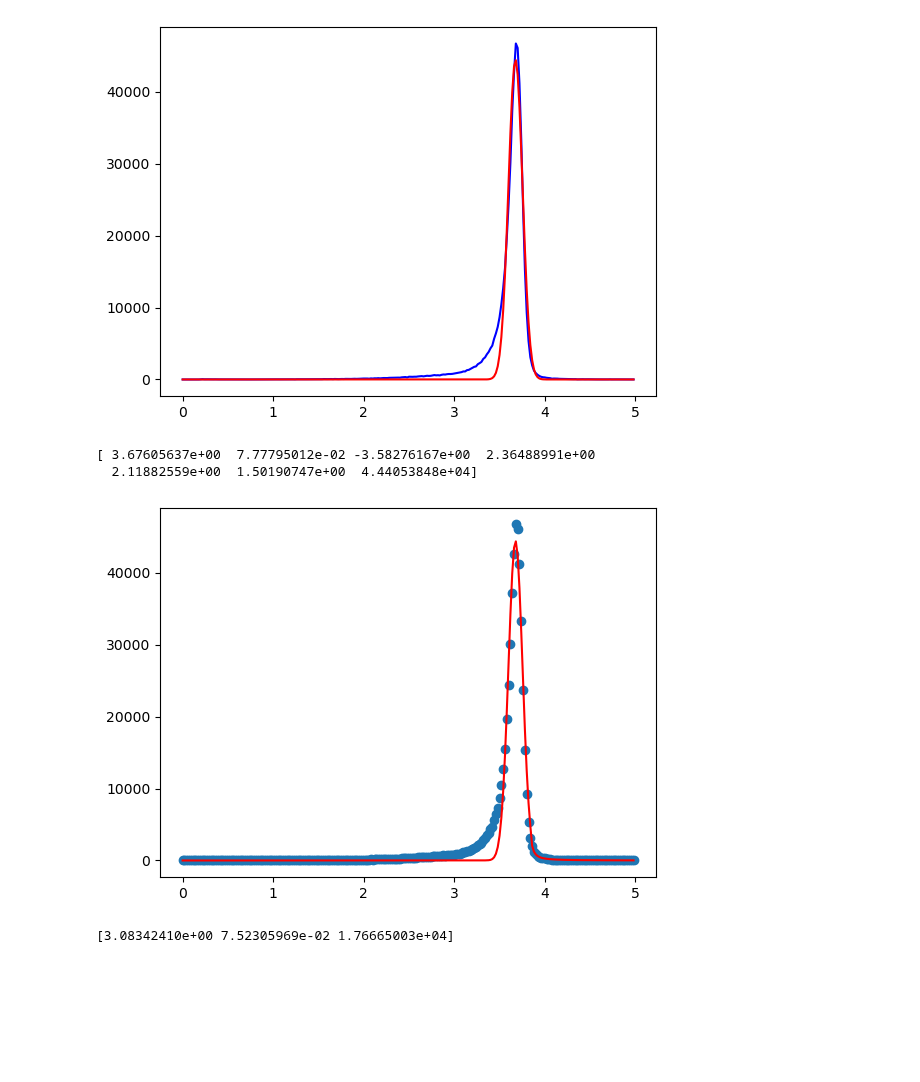
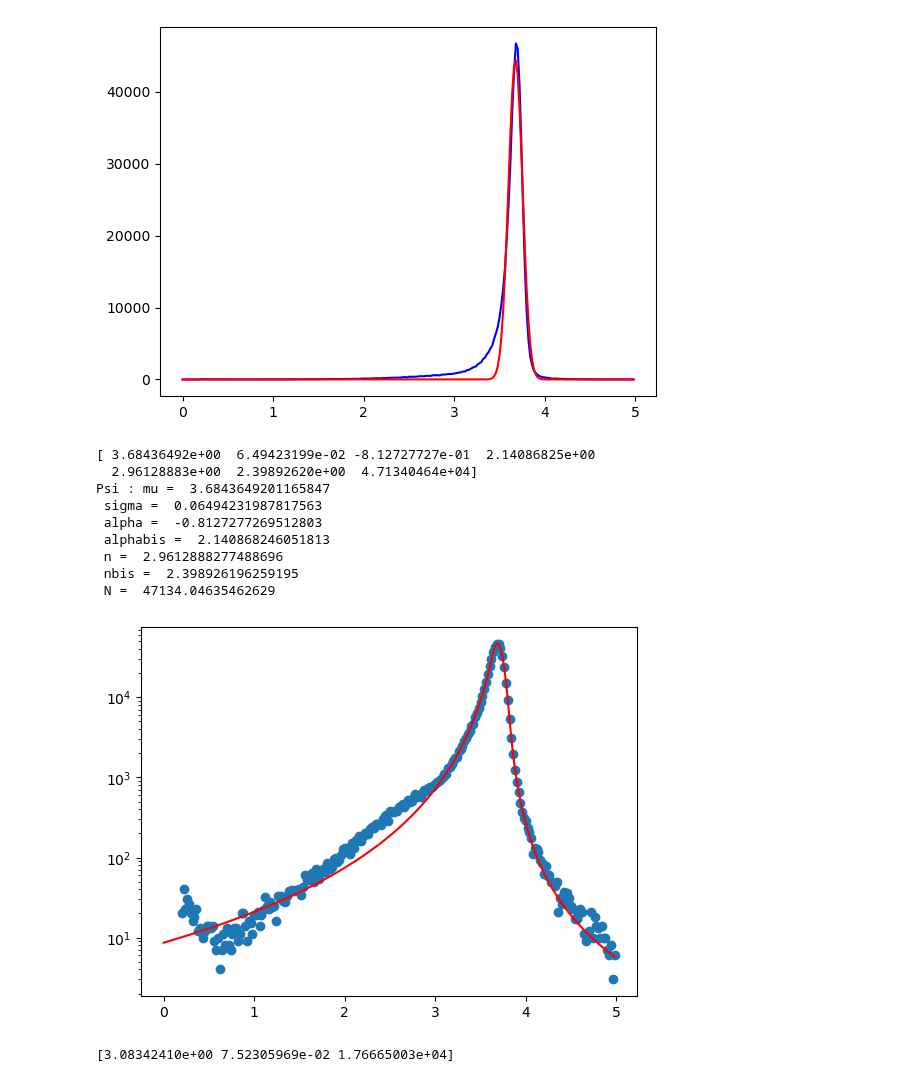
Before and after one commit to nantes-m2-rps-exp/qqbar2mumu-2022, a Jupyter notebook: notebooks/Test_Fit_All-AllMC.ipynb, the cells around one changed output. Drawn from its saved outputs; the diff is of its cells as text; code cells hidden in the pictures; blank space fills up the shorter version.

```diff
--- a/notebooks/Test_Fit_All-AllMC.ipynb
+++ b/notebooks/Test_Fit_All-AllMC.ipynb
@@ -256,21 +256,29 @@ plt.show()
 # %%
 #fit avec crystall ball 2
 #CrystalBall2(x, mu, sigma, alpha, alpha1, n, nbis, N)
-alpha_fit_CB2_Psi = (3.3-mu_fit_gauss_Psi)/sigma_fit_gauss_Psi
+alpha_fit_CB2_Psi = (3.2-mu_fit_gauss_Psi)/sigma_fit_gauss_Psi
 alphabis_fit_CB2_Psi = (3.85-mu_fit_gauss_Psi)/sigma_fit_gauss_Psi
 popt_CB2_Psi, pcov_CB2_Psi = curve_fit(CrystalBall2, x_data, y_data_Psi, p0=[mu_fit_gauss_Psi,sigma_fit_gauss_Psi,alpha_fit_CB2_Psi,alphabis_fit_CB2_Psi,1,1,N_fit_gauss_Psi])
 print(popt_CB2_Psi)
 x_moy_fit_CB2_Psi,sigma_fit_CB2_Psi,alpha_fit_CB2_Psi,alpha1_fit_CB2_Psi,n_fit_CB2_Psi,n1_fit_CB2_Psi,N_fit_CB2_Psi = popt_CB2_Psi
 y_data_fit_Psi=CrystalBall2(x_data,x_moy_fit_CB2_Psi,sigma_fit_CB2_Psi,alpha_fit_CB2_Psi,alpha1_fit_CB2_Psi,n_fit_CB2_Psi,n1_fit_CB2_Psi,N_fit_CB2_Psi) #premier argument : variable indépendante x
+print("Psi : mu = ", x_moy_fit_CB2_Psi, "\n sigma = ", sigma_fit_CB2_Psi, "\n alpha = ", alpha_fit_CB2_Psi, "\n alphabis = ", alpha1_fit_CB2_Psi,"\n n = ", n_fit_CB2_Psi, "\n nbis = ", n1_fit_CB2_Psi, "\n N = ", N_fit_CB2_Psi)
 
 plt.scatter(x_data,y_data_Psi)
-plt.plot(x_data,y_data_fit_Psi,'r')
+plt.semilogy(x_data,y_data_fit_Psi,'r')
 #plt.yscale("log")
 plt.show()
 # %% [output]
-[ 3.67605637e+00  7.77795012e-02 -3.58276167e+00  2.36488991e+00
-  2.11882559e+00  1.50190747e+00  4.44053848e+04]
+[ 3.68436492e+00  6.49423199e-02 -8.12727727e-01  2.14086825e+00
+  2.96128883e+00  2.39892620e+00  4.71340464e+04]
+Psi : mu =  3.6843649201165847
+ sigma =  0.06494231987817563
+ alpha =  -0.8127277269512803
+ alphabis =  2.140868246051813
+ n =  2.9612888277488696
+ nbis =  2.398926196259195
+ N =  47134.04635462629
-[figure, old version]
+[figure, new version]
 # %%
 #fit avec gaussienne sur J-Psi
 popt_gauss_Jpsi, pcov_gauss_Jpsi = curve_fit(gauss, x_data, y_data_Jpsi, p0=[3.,0.1,1])
```
Also changed, not shown: parts of 4 cells of this notebook, 3 other files.
